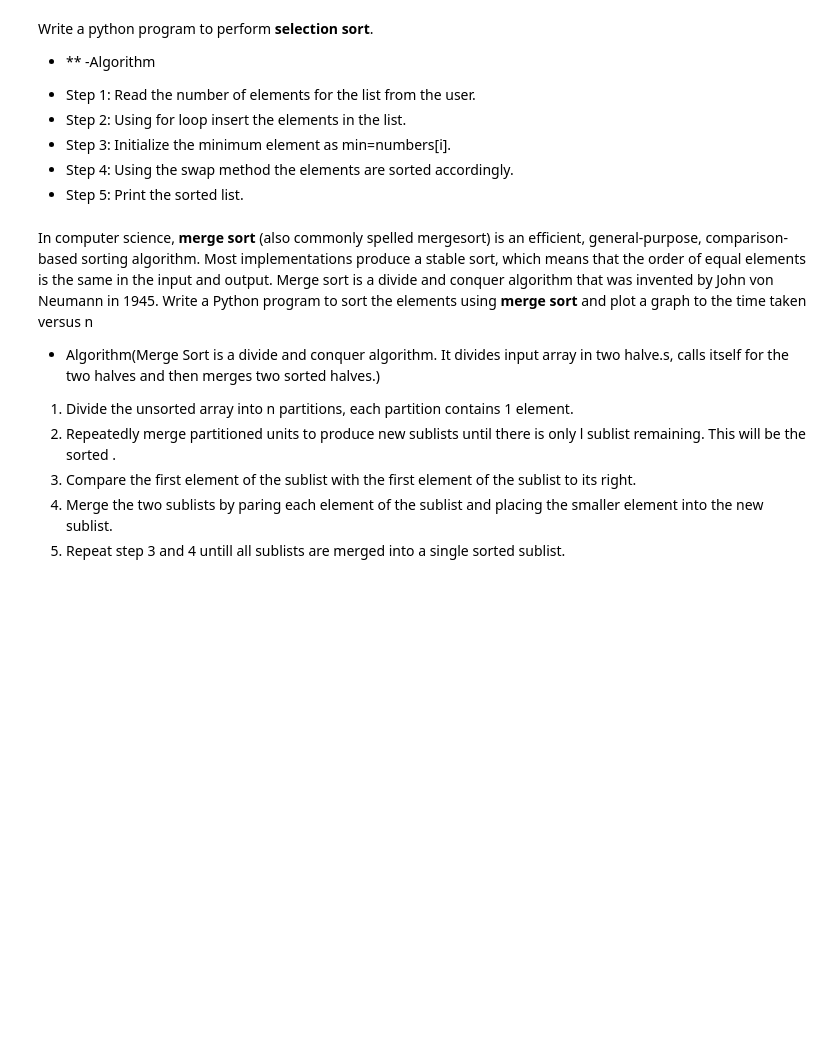
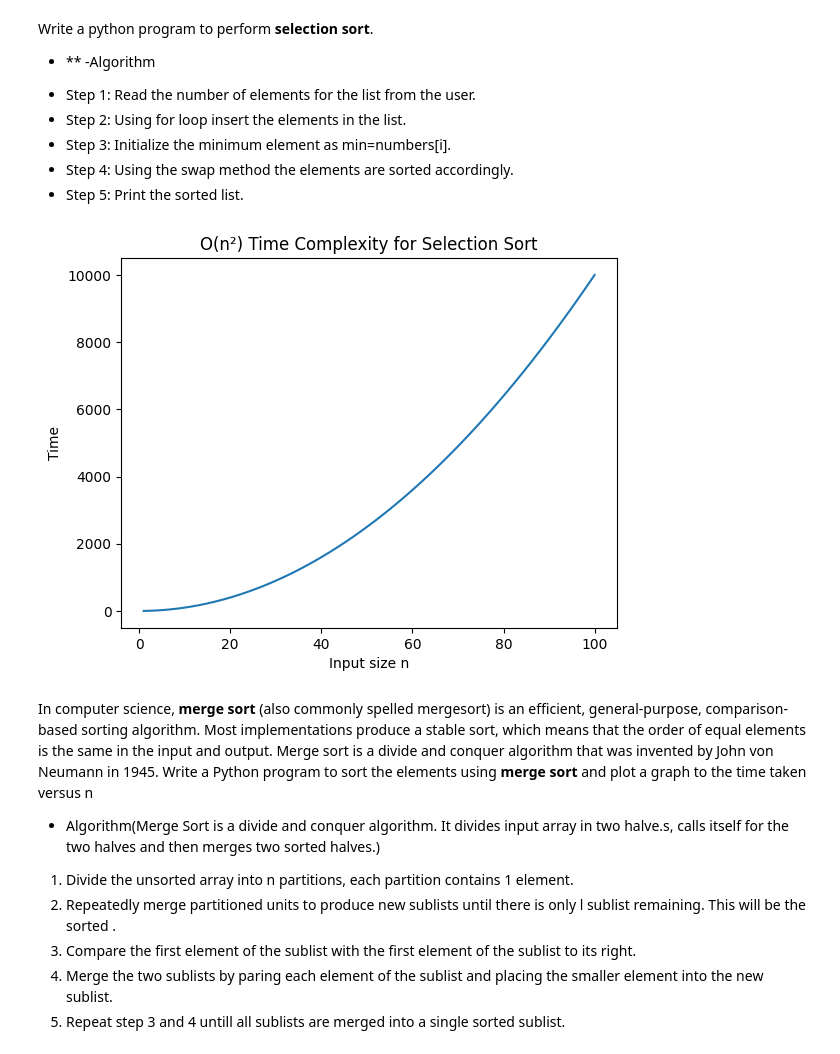
Before and after one commit to komalbharti-debug/Contribution, a Jupyter notebook: Lab_5.ipynb, the cells around one changed output. Drawn from its saved outputs; the diff is of its cells as text; code cells hidden in the pictures; blank space fills up the shorter version.

```diff
--- a/Lab_5.ipynb
+++ b/Lab_5.ipynb
@@ -17,3 +15,34 @@ Write a python program to perform **selection sort**.
+# %%
+#write code for above cell and compute the running time and also plot graph.
+import matplotlib.pyplot as plt
+
+# Selection Sort function (O(n^2))
+def selection_sort(arr):
+    n = len(arr)
+    for i in range(n):
+        min_index = i
+        for j in range(i + 1, n):
+            if arr[j] < arr[min_index]:
+                min_index = j
+        arr[i], arr[min_index] = arr[min_index], arr[i]
+
+# Input sizes
+n_values = list(range(1, 101))
+time_values = []
+
+# Simulating O(n^2) time complexity
+for n in n_values:
+    time_values.append(n * n)   # ~ n^2
+
+# Plotting the graph
+plt.figure()
+plt.plot(n_values, time_values)
+plt.xlabel("Input size n")
+plt.ylabel("Time")
+plt.title("O(n²) Time Complexity for Selection Sort")
+plt.show()
+# %% [output]
+[figure, added]
 # %% [markdown]
 In computer science, **merge sort** (also commonly spelled mergesort) is an efficient, general-purpose, comparison-based sorting algorithm. Most implementations produce a stable sort, which means that the order of equal elements is the same in the input and output. Merge sort is a divide and conquer algorithm that was invented by John von Neumann in 1945.
 Write a Python program to sort the elements using **merge sort** and plot a graph to the time taken versus n
```
Also changed, not shown: parts of 6 cells of this notebook.
